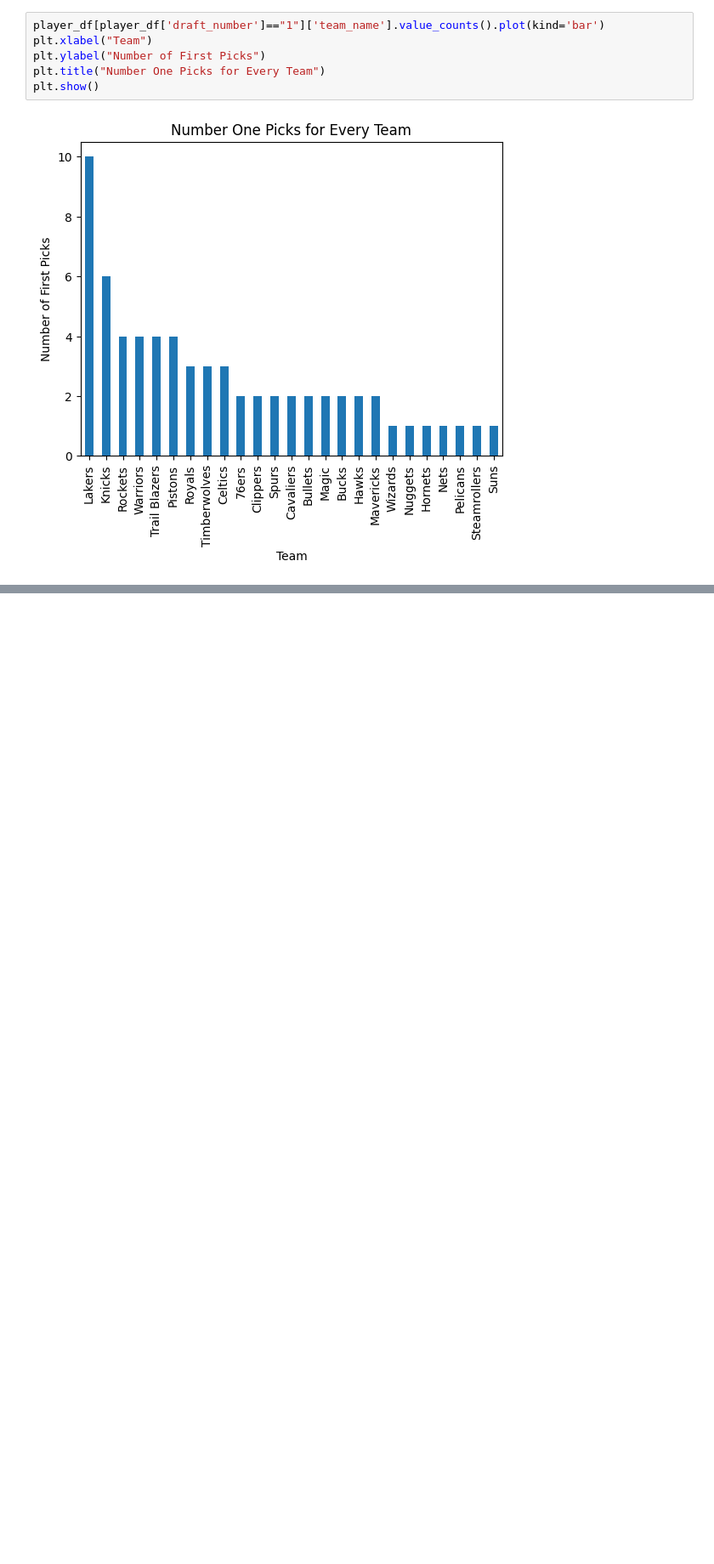
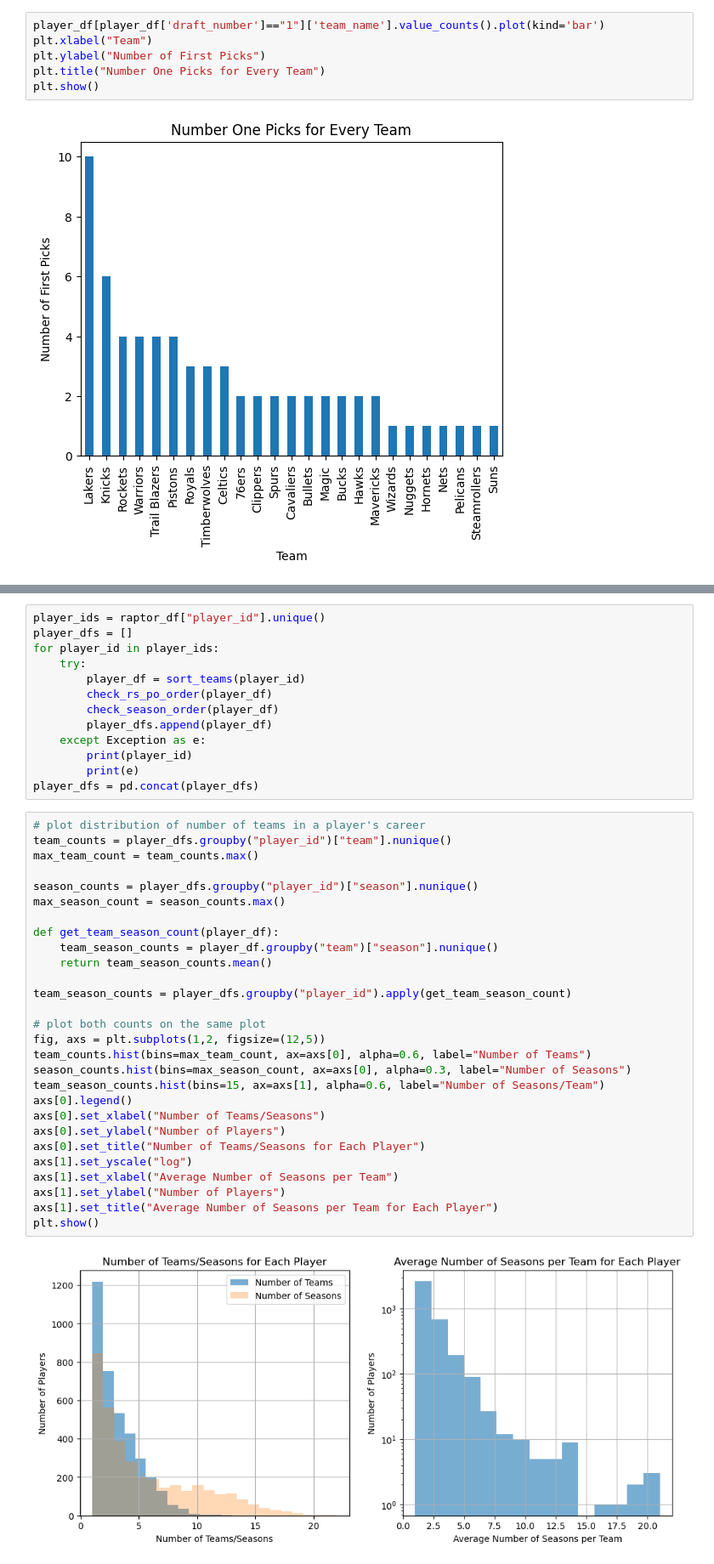
Before and after one commit to com-480-data-visualization/project-2023-dunkdata, a Jupyter notebook: explore.ipynb, the cells around one changed output, grey strips where cells are left out. Shown at 85% size. Drawn from its saved outputs; the diff is of its cells as text; blank space fills up the shorter version.

```diff
--- a/explore.ipynb
+++ b/explore.ipynb
@@ -84,0 +243,43 @@ plt.show()
+# %%
+player_ids = raptor_df["player_id"].unique()
+player_dfs = []
+for player_id in player_ids:
+    try:
+        player_df = sort_teams(player_id)
+        check_rs_po_order(player_df)
+        check_season_order(player_df)
+        player_dfs.append(player_df)
+    except Exception as e:
+        print(player_id)
+        print(e)
+player_dfs = pd.concat(player_dfs)
+# %%
+# plot distribution of number of teams in a player's career
+team_counts = player_dfs.groupby("player_id")["team"].nunique()
+max_team_count = team_counts.max()
+
+season_counts = player_dfs.groupby("player_id")["season"].nunique()
+max_season_count = season_counts.max()
+
+def get_team_season_count(player_df):
+    team_season_counts = player_df.groupby("team")["season"].nunique()
+    return team_season_counts.mean()
+
+team_season_counts = player_dfs.groupby("player_id").apply(get_team_season_count)
+
+# plot both counts on the same plot
+fig, axs = plt.subplots(1,2, figsize=(12,5))
+team_counts.hist(bins=max_team_count, ax=axs[0], alpha=0.6, label="Number of Teams")
+season_counts.hist(bins=max_season_count, ax=axs[0], alpha=0.3, label="Number of Seasons")
+team_season_counts.hist(bins=15, ax=axs[1], alpha=0.6, label="Number of Seasons/Team")
+axs[0].legend()
+axs[0].set_xlabel("Number of Teams/Seasons")
+axs[0].set_ylabel("Number of Players")
+axs[0].set_title("Number of Teams/Seasons for Each Player")
+axs[1].set_yscale("log")
+axs[1].set_xlabel("Average Number of Seasons per Team")
+axs[1].set_ylabel("Number of Players")
+axs[1].set_title("Average Number of Seasons per Team for Each Player")
+plt.show()
+# %% [output]
+[figure, added]
```
Also changed, not shown: parts of 16 cells of this notebook.
